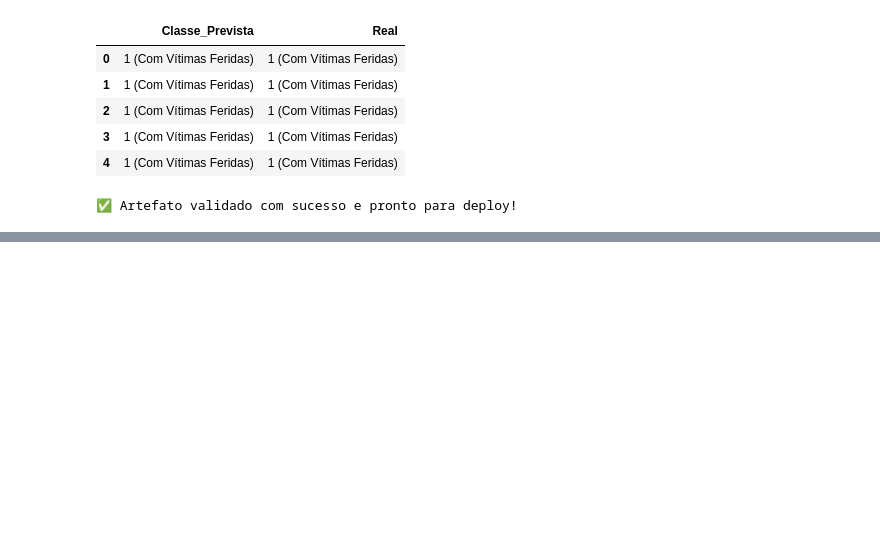
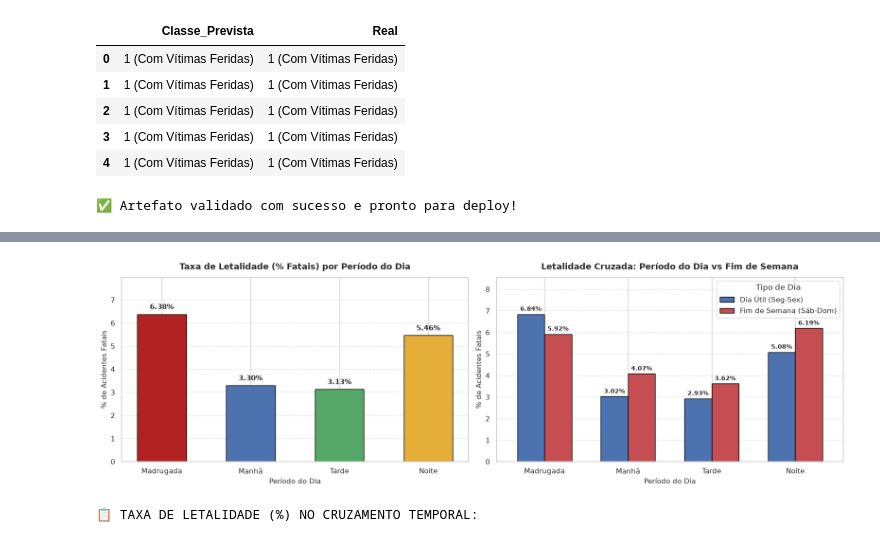
Before and after one commit to henriquerrodrigues/Projeto-ML-Seguranca, a Jupyter notebook: notebooks/02_preprocessing_modeling.ipynb, the cells around one changed output, grey strips where cells are left out. Cells and saved outputs as stored; diff of their text form; code cells hidden in the pictures; blank space fills up the shorter version.

```diff
--- a/notebooks/02_preprocessing_modeling.ipynb
+++ b/notebooks/02_preprocessing_modeling.ipynb
@@ -682,0 +934,75 @@ print("✅ Artefato validado com sucesso e pronto para deploy!")
+# %%
+# ==============================================================================
+# 📅 VISUALIZAÇÃO 2: DIMENSÃO TEMPORAL E COMPORTAMENTAL (LETALIDADE)
+# ==============================================================================
+
+fig, axes = plt.subplots(1, 2, figsize=(16, 5))
+ordem_periodos = ["Madrugada", "Manhã", "Tarde", "Noite"]
+
+# Subplot 2A: Taxa de Letalidade (% Fatais) por Período do Dia
+taxa_periodo = df_proc.groupby("periodo_do_dia")["target"].apply(
+    lambda s: (s == 2).mean() * 100
+).reindex(ordem_periodos)
+
+barras_periodo = axes[0].bar(
+    taxa_periodo.index,
+    taxa_periodo.values,
+    color=["#B22222", "#4C72B0", "#55A868", "#E5AE38"],
+    edgecolor="black",
+    width=0.55
+)
+
+axes[0].set_title("Taxa de Letalidade (% Fatais) por Período do Dia", fontsize=13, fontweight="bold", pad=12)
+axes[0].set_xlabel("Período do Dia", fontsize=11)
+axes[0].set_ylabel("% de Acidentes Fatais", fontsize=11)
+axes[0].set_ylim(0, max(taxa_periodo.values) * 1.25)
+axes[0].grid(axis="y", linestyle="--", alpha=0.6)
+
+for barra in barras_periodo:
+    h = barra.get_height()
+    axes[0].annotate(
+        f"{h:.2f}%",
+        xy=(barra.get_x() + barra.get_width() / 2, h),
+        xytext=(0, 5),
+        textcoords="offset points",
+        ha="center",
+        va="bottom",
+        fontweight="bold",
+        fontsize=11
+    )
+
+# Subplot 2B: Letalidade Cruzada - Período do Dia vs Fim de Semana
+df_proc_temp = df_proc.copy()
+df_proc_temp["tipo_dia"] = df_proc_temp["eh_fim_de_semana"].map({0: "Dia Útil (Seg-Sex)", 1: "Fim de Semana (Sáb-Dom)"})
+
+taxa_cruzada = df_proc_temp.groupby(["periodo_do_dia", "tipo_dia"])["target"].apply(
+    lambda s: (s == 2).mean() * 100
+).unstack().reindex(ordem_periodos)
+
+taxa_cruzada.plot(
+    kind="bar",
+    ax=axes[1],
+    color=["#4C72B0", "#C44E52"],
+    edgecolor="black",
+    width=0.65
+)
+
+axes[1].set_title("Letalidade Cruzada: Período do Dia vs Fim de Semana", fontsize=13, fontweight="bold", pad=12)
+axes[1].set_xlabel("Período do Dia", fontsize=11)
+axes[1].set_ylabel("% de Acidentes Fatais", fontsize=11)
+axes[1].set_xticklabels(ordem_periodos, rotation=0)
+axes[1].legend(title="Tipo de Dia", frameon=True)
+axes[1].set_ylim(0, taxa_cruzada.values.max() * 1.25)
+axes[1].grid(axis="y", linestyle="--", alpha=0.6)
+
+for container in axes[1].containers:
+    axes[1].bar_label(container, fmt="%.2f%%", padding=3, fontweight="bold", fontsize=9)
+
+plt.tight_layout()
+plt.show()
+
+print("📋 TAXA DE LETALIDADE (%) NO CRUZAMENTO TEMPORAL:")
+display(taxa_cruzada.round(2))
+# %% [output]
+[figure, added]
+📋 TAXA DE LETALIDADE (%) NO CRUZAMENTO TEMPORAL:
```
Also changed, not shown: parts of 8 cells of this notebook.
